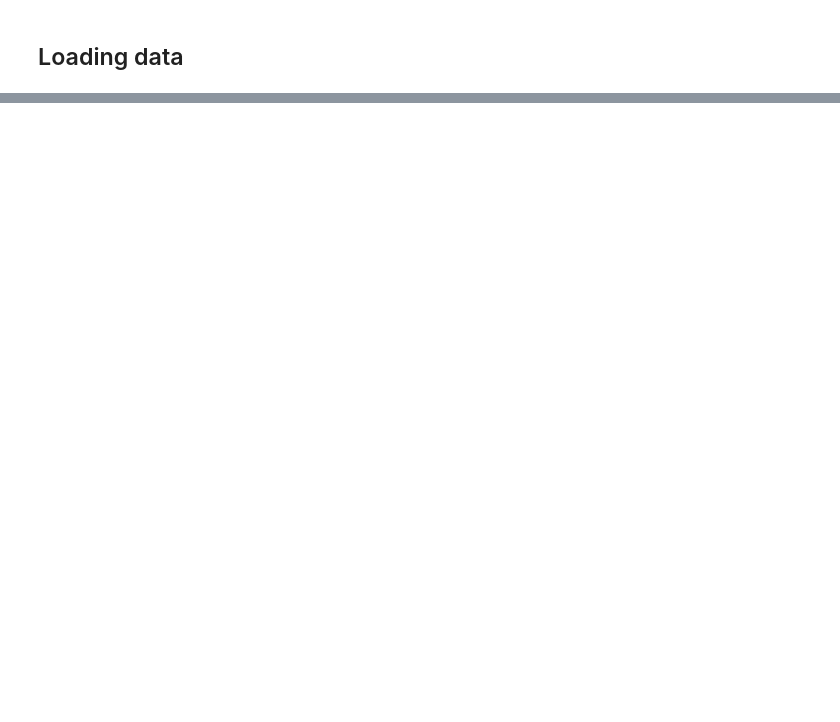
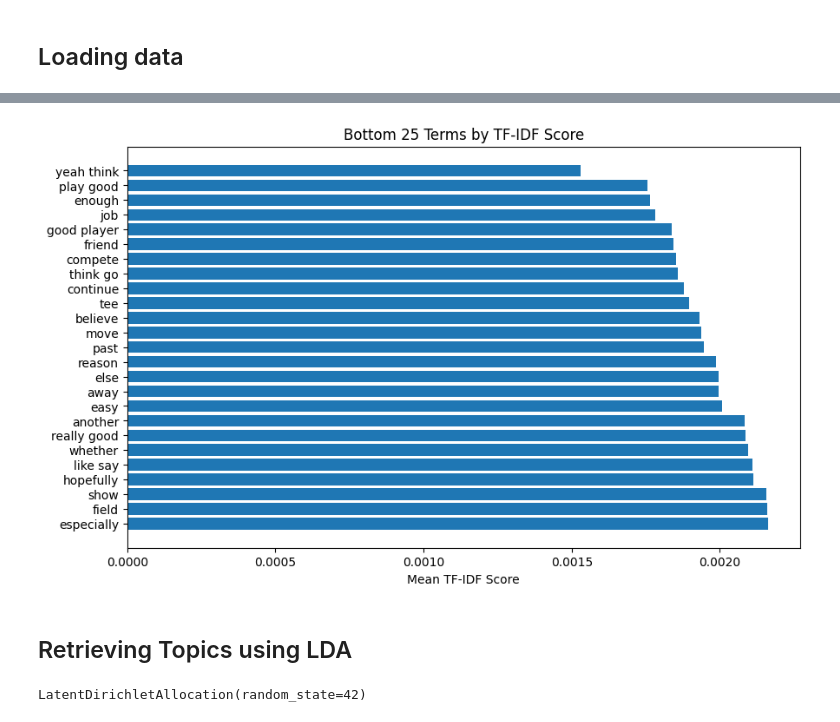
Before and after one commit to mgallon235/pga_liv, a Jupyter notebook: text_mining.ipynb, the cells around one changed output, grey strips where cells are left out. Cells and saved outputs as stored; diff of their text form; code cells hidden in the pictures; blank space fills up the shorter version.

```diff
--- a/text_mining.ipynb
+++ b/text_mining.ipynb
@@ -38,0 +266,34 @@ from prepr_functions import *
+# %%
+# Example usage:
+
+df_tfidf = transform_to_dataframe(feature_names, mean_tfidf_scores)
+df_tfidf = df_tfidf.sort_values(by='score',ascending = True)
+df_tfidf = df_tfidf.head(25)
+#We are going to set the
+
+# Plot the top N terms and their TF-IDF scores
+plt.figure(figsize=(10, 6))
+plt.barh(df_tfidf['terms'], df_tfidf['score'], align='center')
+plt.yticks(df_tfidf['terms'])
+plt.xlabel('Mean TF-IDF Score')
+plt.title('Bottom {} Terms by TF-IDF Score'.format(25))
+#plt.xlim(0,0.010)
+plt.gca().invert_yaxis()  # Invert y-axis to display top terms at the top
+plt.show()
+# %% [output]
+[figure, added]
+# %% [markdown]
+## Retrieving Topics using LDA
+# %%
+from sklearn.decomposition import LatentDirichletAllocation
+
+# Specify the number of topics (adjust as needed)
+num_topics = 10
+
+# Initialize LDA model
+lda = LatentDirichletAllocation(n_components=num_topics, random_state=42)
+
+# Fit the model to your TF-IDF matrix
+lda.fit(tfidf_mtx)
+# %% [output]
+LatentDirichletAllocation(random_state=42)
```
Also changed, not shown: parts of 69 cells of this notebook, 2 other files.
